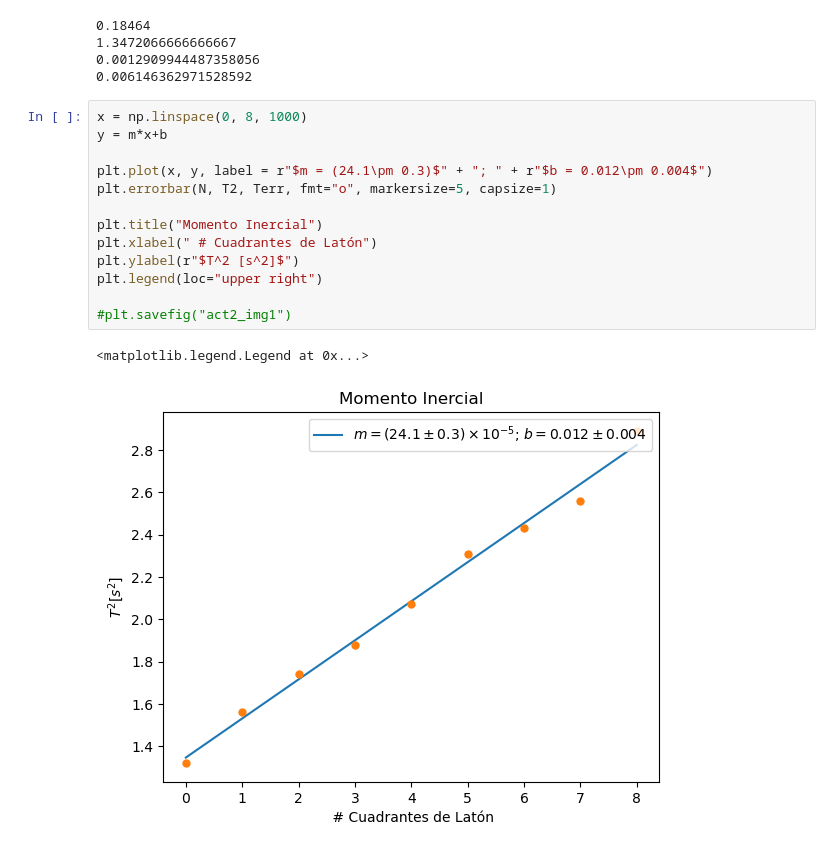
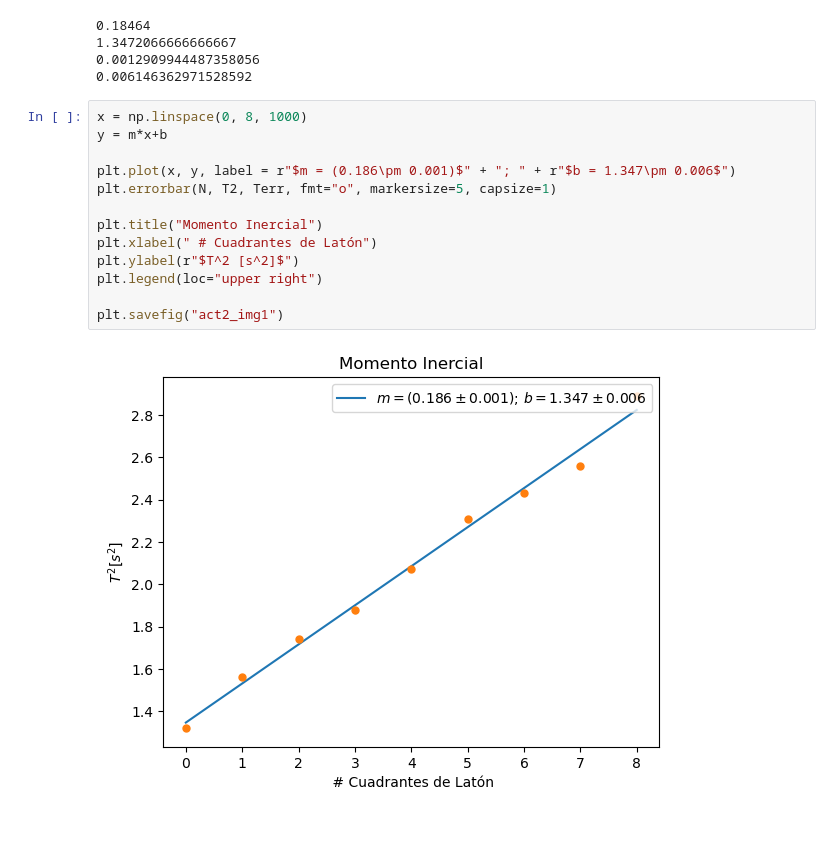
Before and after one commit to lsperezm/Intermedio, a Jupyter notebook: 6. Oscilador Torsional/code/Act 2.ipynb, the cells around one changed output. Drawn from its saved outputs; the diff is of its cells as text.

```diff
--- a/6. Oscilador Torsional/code/Act 2.ipynb
+++ b/6. Oscilador Torsional/code/Act 2.ipynb
@@ -55,16 +55,15 @@ print(b_std_err)
 # %%
 x = np.linspace(0, 8, 1000)
 y = m*x+b
 
-plt.plot(x, y, label = r"$m = (24.1\pm 0.3)$" + "; " + r"$b = 0.012\pm 0.004$")
+plt.plot(x, y, label = r"$m = (0.186\pm 0.001)$" + "; " + r"$b = 1.347\pm 0.006$")
 plt.errorbar(N, T2, Terr, fmt="o", markersize=5, capsize=1)
 
 plt.title("Momento Inercial")
 plt.xlabel(" # Cuadrantes de Latón")
 plt.ylabel(r"$T^2 [s^2]$")
 plt.legend(loc="upper right")
 
-#plt.savefig("act2_img1")
+plt.savefig("act2_img1")
 # %% [output]
-<matplotlib.legend.Legend at 0x...>
-[figure, old version]
+[figure, new version]
```
Also changed, not shown: parts of 2 cells of this notebook.
